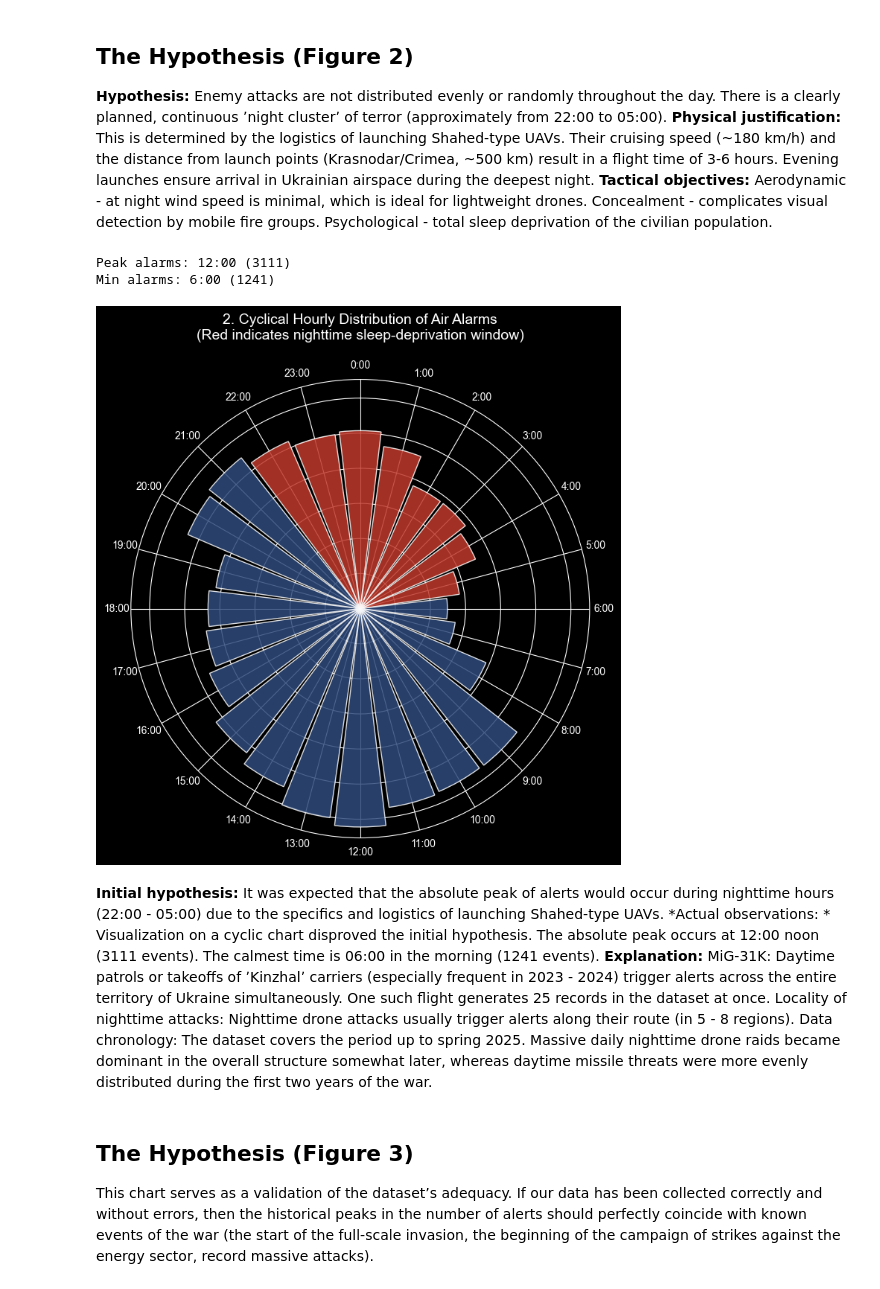
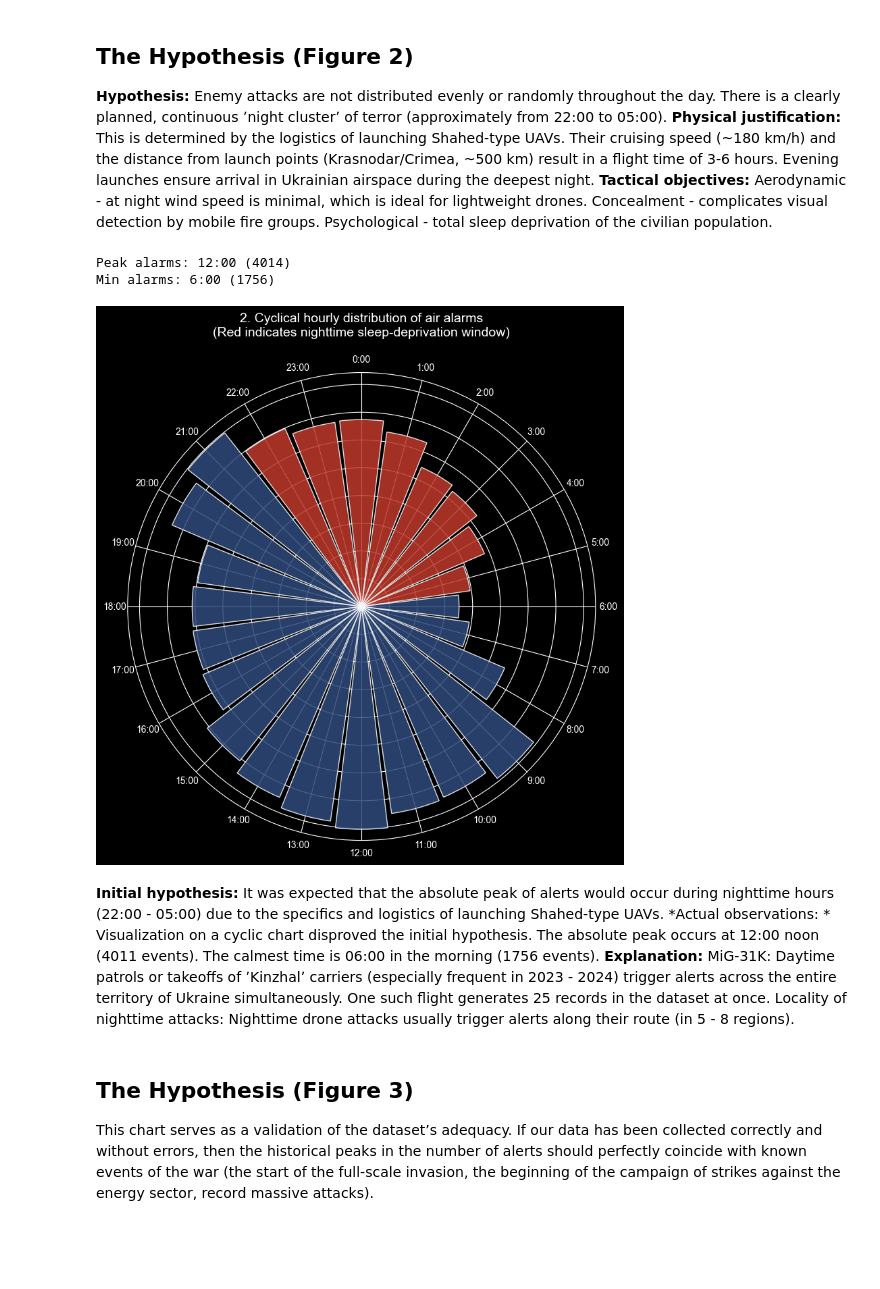
Before and after one commit to abrukhanska/alarm_prediction, a Jupyter notebook: analysis/eda_war_events.ipynb, the cells around one changed output. Cells and saved outputs as stored; diff of their text form; code cells hidden in the pictures; blank space fills up the shorter version.

```diff
--- a/analysis/eda_war_events.ipynb
+++ b/analysis/eda_war_events.ipynb
@@ -126,53 +114,52 @@ peak_count = hourly_counts['count'].max()
 min_hour = hourly_counts.loc[hourly_counts['count'].idxmin()]['hour']
 min_count = hourly_counts['count'].min()
 
 print(f"Peak alarms: {peak_hour}:00 ({peak_count})")
 print(f"Min alarms: {min_hour}:00 ({min_count})")
 
 hours = hourly_counts['hour'].values
 counts = hourly_counts['count'].values
 
-theta = np.linspace(0.0, 2 * np.pi, 24, endpoint=False)
+theta = np.linspace(0.0, 2 * np.pi, 24, endpoint = False)
 width = np.pi / 12 * 0.9
 
 colors = []
 for h in hours:
     if h >= 22 or h <= 5:
         colors.append('#c0392b')
     else:
         colors.append('#2f4b7c')
 
-plt.figure(figsize=(8, 8))
-ax = plt.subplot(111, polar=True)
+plt.figure(figsize = (10, 9))
+ax = plt.subplot(111, polar = True)
 
 ax.set_theta_offset(np.pi / 2)
 ax.set_theta_direction(-1)
 
-ax.bar(theta, counts, width=width, color=colors, alpha=0.85)
+ax.bar(theta, counts, width = width, color = colors, alpha = 0.85)
 
 ax.set_xticks(theta)
 ax.set_xticklabels([f"{h}:00" for h in hours])
 ax.set_yticklabels([])
 
-plt.title("2. Cyclical Hourly Distribution of Air Alarms\n(Red indicates nighttime sleep-deprivation window)", pad=20, fontsize=14)
+plt.title("2. Cyclical hourly distribution of air alarms\n(Red indicates nighttime sleep-deprivation window)", pad=20, fontsize=14)
 
-os.makedirs('plots/alarms', exist_ok=True)
-plt.savefig('plots/alarms/A2_hourly_polar.png', dpi=300, bbox_inches='tight')
+os.makedirs('plots/alarms', exist_ok = True)
+plt.savefig('plots/alarms/A2_hourly_polar.png', dpi = 300, bbox_inches = 'tight')
 plt.show()
 # %% [output]
-Peak alarms: 12:00 (3111)
-Min alarms: 6:00 (1241)
+Peak alarms: 12:00 (4014)
+Min alarms: 6:00 (1756)
-[figure, old version]
+[figure, new version]
 # %% [markdown]
 **Initial hypothesis:** It was expected that the absolute peak of alerts would occur during nighttime hours (22:00 - 05:00) due to the specifics and logistics of launching Shahed-type UAVs.
 *Actual observations: *
 Visualization on a cyclic chart disproved the initial hypothesis.
-The absolute peak occurs at 12:00 noon (3111 events).
-The calmest time is 06:00 in the morning (1241 events).
+The absolute peak occurs at 12:00 noon (4011 events).
+The calmest time is 06:00 in the morning (1756 events).
 **Explanation:**
 MiG-31K: Daytime patrols or takeoffs of ʼKinzhalʼ carriers (especially frequent in 2023 - 2024) trigger alerts across the entire territory of Ukraine simultaneously. One such flight generates 25 records in the dataset at once.
 Locality of nighttime attacks: Nighttime drone attacks usually trigger alerts along their route (in 5 - 8 regions).
-Data chronology: The dataset covers the period up to spring 2025. Massive daily nighttime drone raids became dominant in the overall structure somewhat later, whereas daytime missile threats were more evenly distributed during the first two years of the war.
 # %% [markdown]
 ## The Hypothesis (Figure 3)
 This chart serves as a validation of the dataset’s adequacy. If our data has been collected correctly and without errors, then the historical peaks in the number of alerts should perfectly coincide with known events of the war (the start of the full-scale invasion, the beginning of the campaign of strikes against the energy sector, record massive attacks).
```
Also changed, not shown: parts of 12 cells of this notebook, 2 other files.
